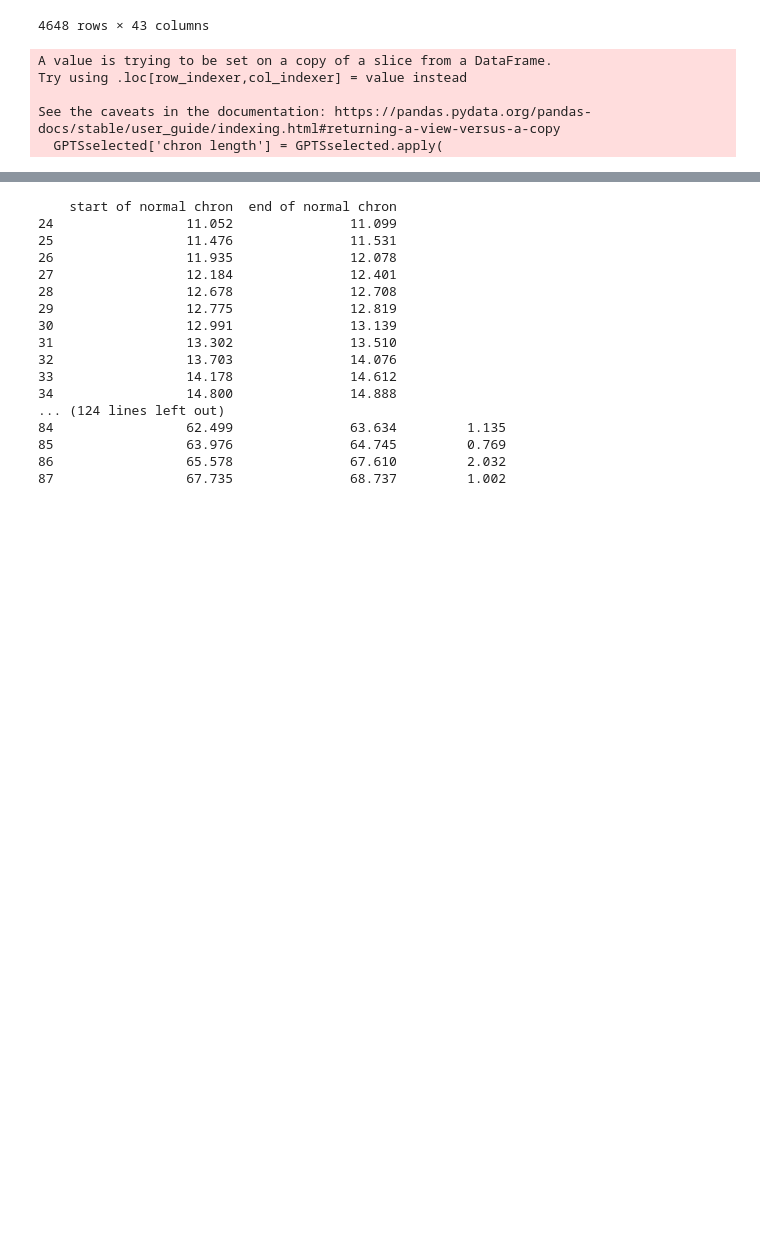
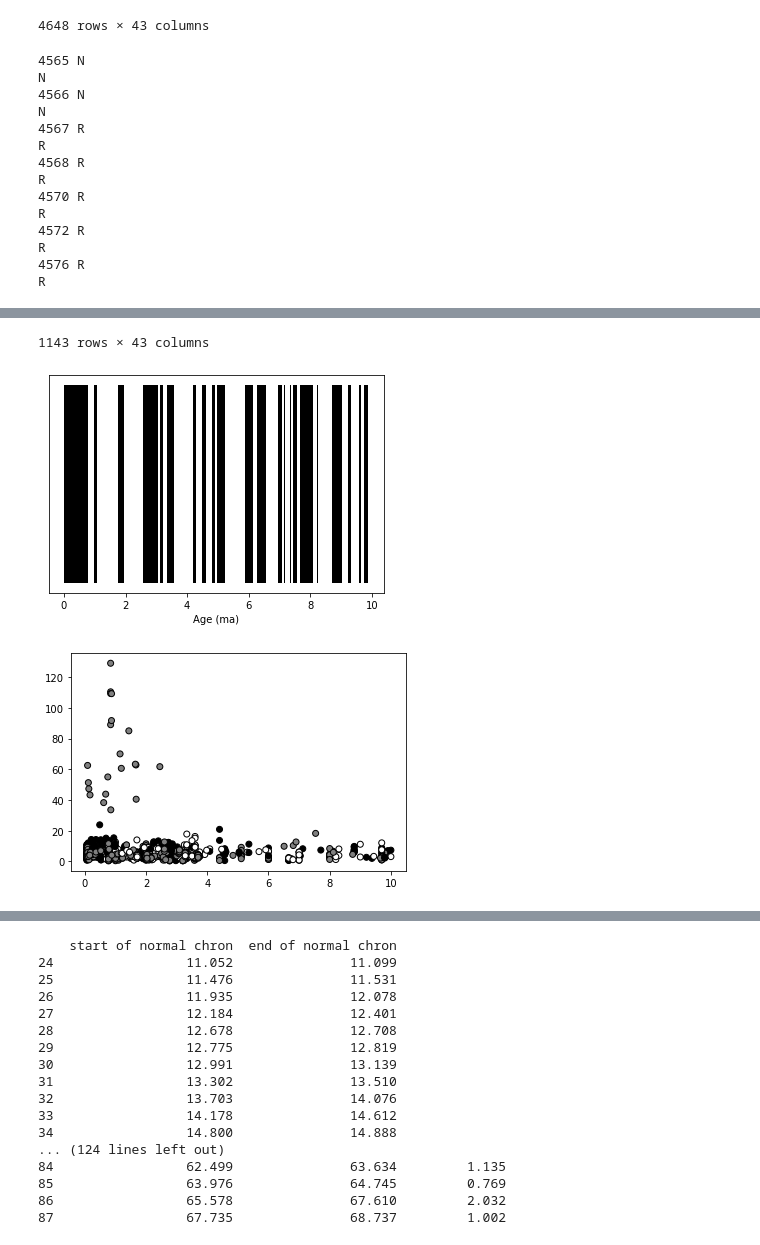
Before and after one commit to MurrayJaneMary/Stochastic, a Jupyter notebook: Analyse PINT and GPTS data.ipynb, the cells around one changed output, grey strips where cells are left out. Saved outputs shown, nothing was run; the diff lists cells and outputs as text; code cells hidden in the pictures; blank space fills up the shorter version.

```diff
--- a/Analyse PINT and GPTS data.ipynb
+++ b/Analyse PINT and GPTS data.ipynb
@@ -66,22 +99,62 @@ PINT
 | 4659 | NaN | 783 | CR18 B | 10.029 | -85.739 | 121.40 | 0.55 | Ar/Ar | North America | Costa Rica | ... | ... |
 4648 rows × 43 columns
 # %%
-runNumber = 1
-lowerAgeLimit = 10*runNumber #ma
-upperAgeLimit = 10*(runNumber+1) #ma
+lowerAgeLimit = 0
+upperAgeLimit = 10 #ma
 QPIfilter = 3 #QPI score must be greater than or equal to filter
 
 
-GPTSselected = GPTS[(GPTS['start of normal chron']>=lowerAgeLimit) & (GPTS['end of normal chron']<=upperAgeLimit)]
-GPTSselected['chron length'] = GPTSselected.apply(
+
+GPTS['chron length'] = GPTS.apply(
     lambda row: row['end of normal chron'] - row['start of normal chron'], axis=1)
 
 
-gptsList = GPTSselected.drop('end of normal chron', axis=1)
-gptsList = list(gptsList.itertuples(index=False, name=None))
+
+PINTselected = PINT[(PINT.QPI>=QPIfilter) & (PINT.AGE>=lowerAgeLimit) & (PINT.AGE<=upperAgeLimit)]
+
+##Fix missing polarity values with filler
+values = {"P": 'O'}
+PINTselected = PINTselected.fillna(value=values)
+
+for i in range(len(PINTselected)):
+    pol1 = PINTselected.loc[PINTselected.index[i], 'P']
+    if pol1 not in ['N' ,'R', 'T', 'O']:
+        print (PINTselected.index[i], pol1)
+        if pol1 =='N ':
+            PINTselected.loc[PINTselected.index[i], 'P'] = 'N'
+        if pol1 =='R ':
+            PINTselected.loc[PINTselected.index[i], 'P'] = 'R'
+        print(PINTselected.loc[PINTselected.index[i], 'P'])
+
+colors = {'N':'black','R':'white', 'T':'grey', 'O':'grey'}
+
+fig, ax = plt.subplots()
+ax.scatter(PINTselected['AGE'], PINTselected['allVDM'], c=PINTselected['P'].map(colors), edgecolors= "black")
+
+PINTselected[(PINTselected.allVDM>=20)]
+
+#PINTselected = PINTselected.drop(labels=[4651, 4652, 4653, 4656, 4657, 4659])
+
+mean = PINTselected["allVDM"].mean()
+mean
+
+std = PINTselected["allVDM"].std()
+std
+
+PINTselected = PINTselected.sort_values(by=['AGE'])
+PINTselected
 # %% [output]
-A value is trying to be set on a copy of a slice from a DataFrame.
-Try using .loc[row_indexer,col_indexer] = value instead
-
-See the caveats in the documentation: https://pandas.pydata.org/pandas-docs/stable/user_guide/indexing.html#returning-a-view-versus-a-copy
-  GPTSselected['chron length'] = GPTSselected.apply(
+4565 N
+N
+4566 N
+N
+4567 R
+R
+4568 R
+R
+4570 R
+R
+4572 R
+R
+4576 R
+R
@@ -87,0 +174,3 @@ See the caveats in the documentation: https://pandas.pydata.org/pandas-docs/stab
+1143 rows × 43 columns
+[figure, added]
+[figure, added]
```
Also changed, not shown: parts of 11 cells of this notebook.
